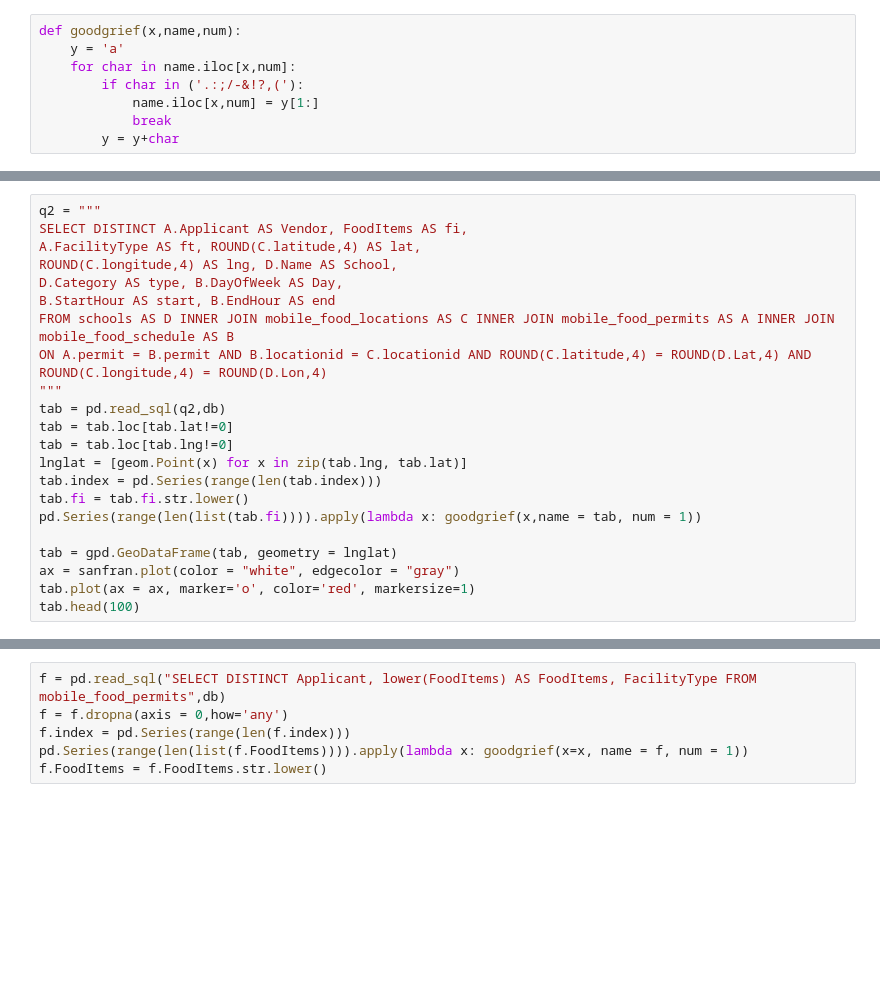
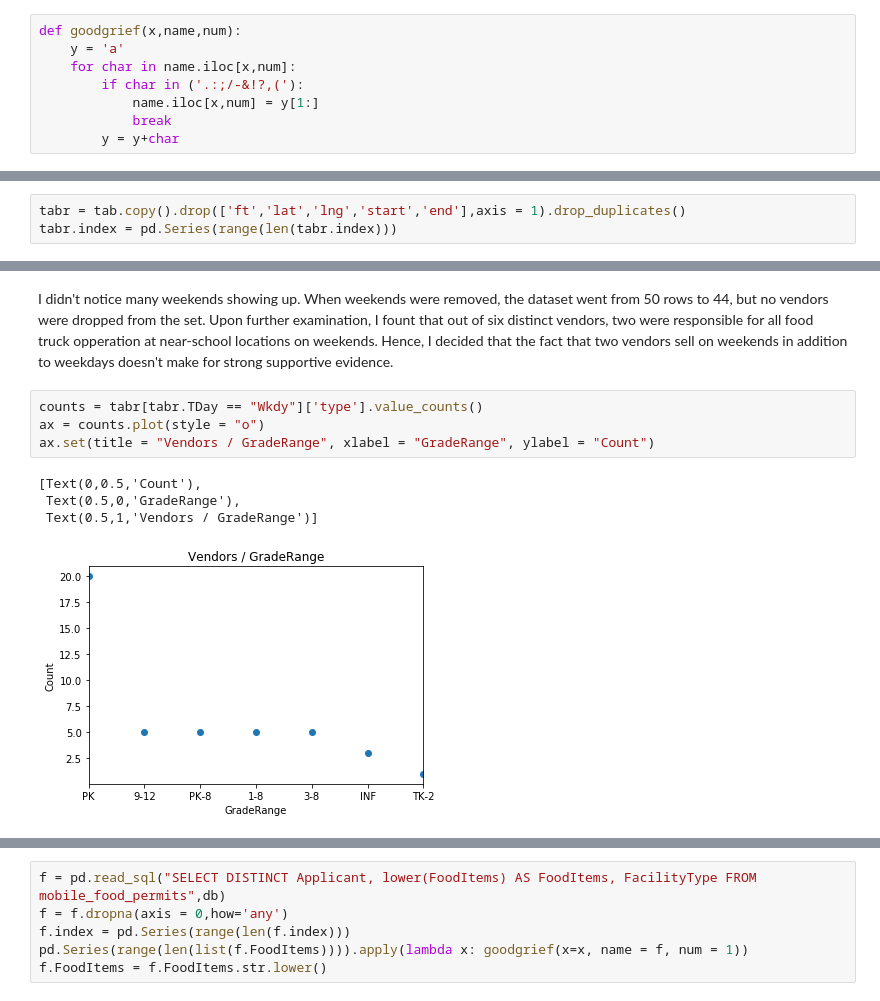
Before and after one commit to stelmanj/sta141b-hw5, a Jupyter notebook: hw5.ipynb, the cells around one changed output, grey strips where cells are left out. Drawn from its saved outputs; the diff is of its cells as text; blank space fills up the shorter version.

```diff
--- a/hw5.ipynb
+++ b/hw5.ipynb
@@ -196,22 +229,0 @@ tab.head(130).tail(10)
-# %%
-q2 = """
-SELECT DISTINCT A.Applicant AS Vendor, FoodItems AS fi,
-A.FacilityType AS ft, ROUND(C.latitude,4) AS lat,
-ROUND(C.longitude,4) AS lng, D.Name AS School,
-D.Category AS type, B.DayOfWeek AS Day,
-B.StartHour AS start, B.EndHour AS end
-FROM schools AS D INNER JOIN mobile_food_locations AS C INNER JOIN mobile_food_permits AS A INNER JOIN mobile_food_schedule AS B
-ON A.permit = B.permit AND B.locationid = C.locationid AND ROUND(C.latitude,4) = ROUND(D.Lat,4) AND ROUND(C.longitude,4) = ROUND(D.Lon,4)
-"""
-tab = pd.read_sql(q2,db)
-tab = tab.loc[tab.lat!=0]
-tab = tab.loc[tab.lng!=0]
-lnglat = [geom.Point(x) for x in zip(tab.lng, tab.lat)]
-tab.index = pd.Series(range(len(tab.index)))
-tab.fi = tab.fi.str.lower()
-pd.Series(range(len(list(tab.fi)))).apply(lambda x: goodgrief(x,name = tab, num = 1))
-
-tab = gpd.GeoDataFrame(tab, geometry = lnglat)
-ax = sanfran.plot(color = "white", edgecolor = "gray")
-tab.plot(ax = ax, marker='o', color='red', markersize=1)
-tab.head(100)
@@ -236,0 +232,3 @@ tab.head(100)
+# %%
+tabr = tab.copy().drop(['ft','lat','lng','start','end'],axis = 1).drop_duplicates()
+tabr.index = pd.Series(range(len(tabr.index)))
@@ -236,0 +245,11 @@ tab.head(100)
+# %% [markdown]
+I didn't notice many weekends showing up. When weekends were removed, the dataset went from 50 rows to 44, but no vendors were dropped from the set. Upon further examination, I fount that out of six distinct vendors, two were responsible for all food truck opperation at near-school locations on weekends. Hence, I decided that the fact that two vendors sell on weekends in addition to weekdays doesn't make for strong supportive evidence.
+# %%
+counts = tabr[tabr.TDay == "Wkdy"]['type'].value_counts()
+ax = counts.plot(style = "o")
+ax.set(title = "Vendors / GradeRange", xlabel = "GradeRange", ylabel = "Count")
+# %% [output]
+[Text(0,0.5,'Count'),
+ Text(0.5,0,'GradeRange'),
+ Text(0.5,1,'Vendors / GradeRange')]
+[figure, added]
```
Also changed, not shown: parts of 26 cells of this notebook.
